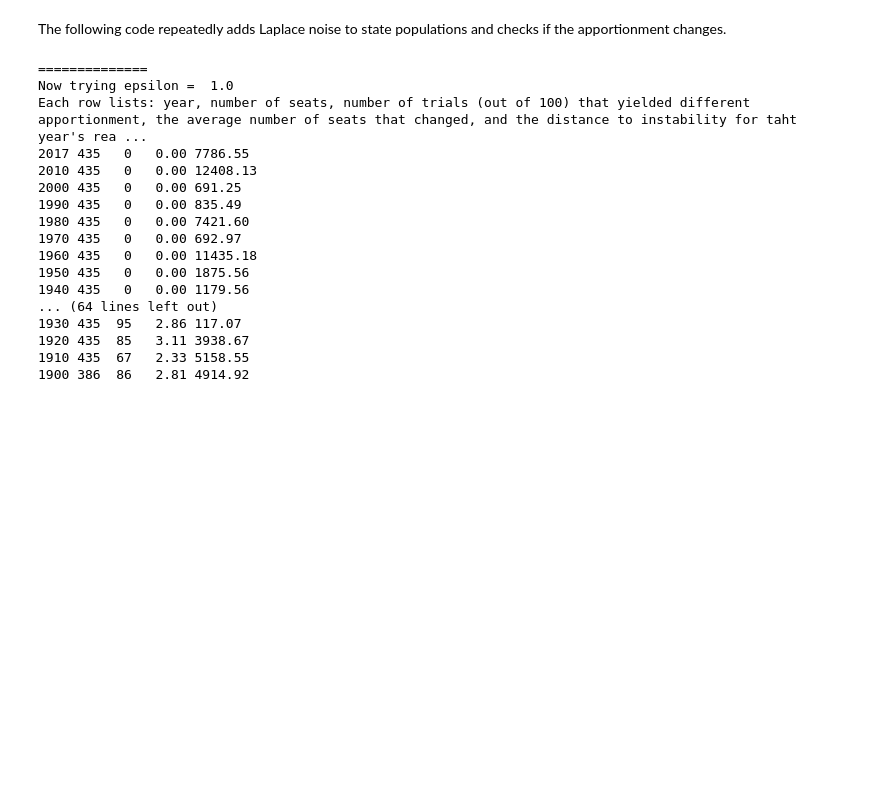
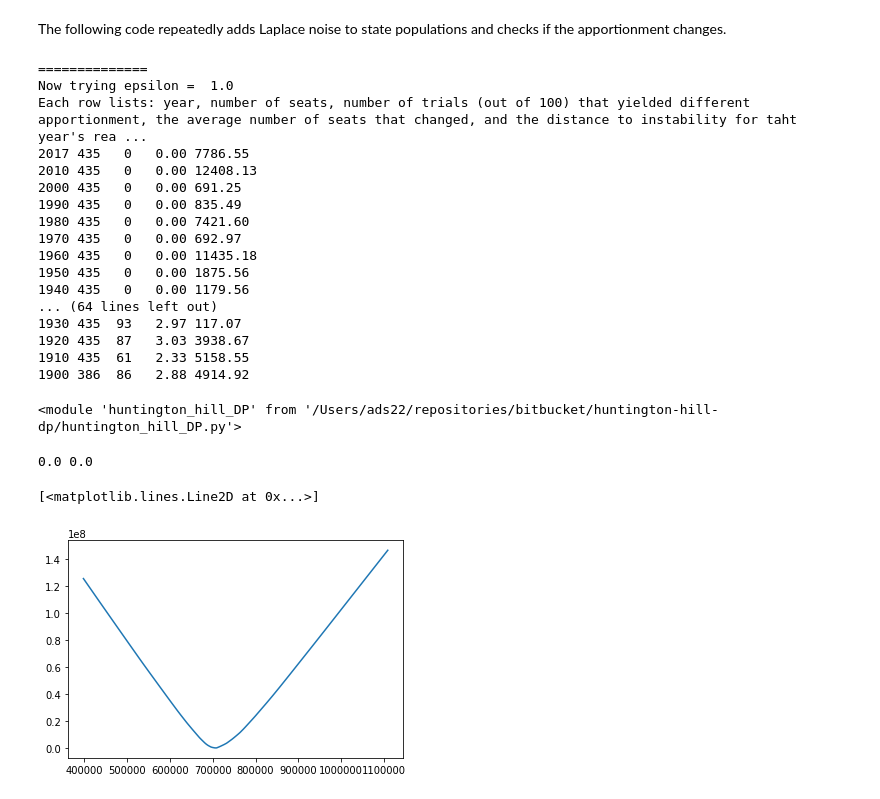
Before and after one commit to adamdavisonsmith/huntington-hill-dp, a Jupyter notebook: experiments-w-huntington-hill.ipynb, the cells around one changed output. Drawn from its saved outputs; the diff is of its cells as text; code cells hidden in the pictures; blank space fills up the shorter version.

Commit message:
checking in distance calculation code

```diff
--- a/experiments-w-huntington-hill.ipynb
+++ b/experiments-w-huntington-hill.ipynb
@@ -272,7 +123,9 @@ us_seats.head()
 us_seats['1920'] = us_seats['1910']
 us_seats['2017'] = us_seats['2010']
 # %%
-representatives2010 = huntington_hill(us_pops['2010'].values, num_seats = 435)['representatives']
+representatives2010 = hh.huntington_hill(us_pops['2010'].values, num_seats = 435)['representatives']
+representatives1990 = hh.huntington_hill(us_pops['1990'].values, num_seats = 435)['representatives']
+
 print(representatives2010)
 # %% [output]
 [ 7.  1.  9.  4. 53.  7.  5.  1. 27. 14.  2.  2. 18.  9.  4.  4.  6.  6.
@@ -289,7 +142,7 @@ for epsilon in [1.0, 0.1, 0.01, 0.001, 0.0001]:
     print("Now trying epsilon = ", epsilon)
     print("Each row lists: year, number of seats, number of trials (out of 100) that yielded different apportionment, the average number of seats that changed, and the distance to instability for taht year's real numbers.")
     for year in list_of_years[0:13]:
-        (n,e, d) = huntington_hill_noise(us_pops[year].values,
+        (n,e, d) = hh.hh_robustness_to_noise_of_instance(us_pops[year].values,
                           num_seats = us_seats[year][0],
                           epsilon = epsilon,
                           num_reps = 100)
@@ -308,9 +161,23 @@ Each row lists: year, number of seats, number of trials (out of 100) that yielde
 1950 435   0   0.00 1875.56
 1940 435   0   0.00 1179.56
 ... (64 lines left out)
-1930 435  95   2.86 117.07
-1920 435  85   3.11 3938.67
-1910 435  67   2.33 5158.55
-1900 386  86   2.81 4914.92
+1930 435  93   2.97 117.07
+1920 435  87   3.03 3938.67
+1910 435  61   2.33 5158.55
+1900 386  86   2.88 4914.92
 # %%
 ## Need to write code to handle years with missing populations.
+# %%
+importlib.reload(hh)
+# %% [output]
+<module 'huntington_hill_DP' from '/Users/ads22/repositories/bitbucket/huntington-hill-dp/huntington_hill_DP.py'>
+# %%
+output = hh.huntington_hill_projection(us_pops['2010'].values, representatives2010)
+print( output['Distance'], np.average(output['Delta']))
+thresholds = output['All Thresholds']
+distances = output['All Distances']
+plt.plot(thresholds, distances)
+# %% [output]
+0.0 0.0
+[<matplotlib.lines.Line2D at 0x...>]
+[figure, added]
```
Also changed, not shown: parts of 10 cells of this notebook, 1 other file.
